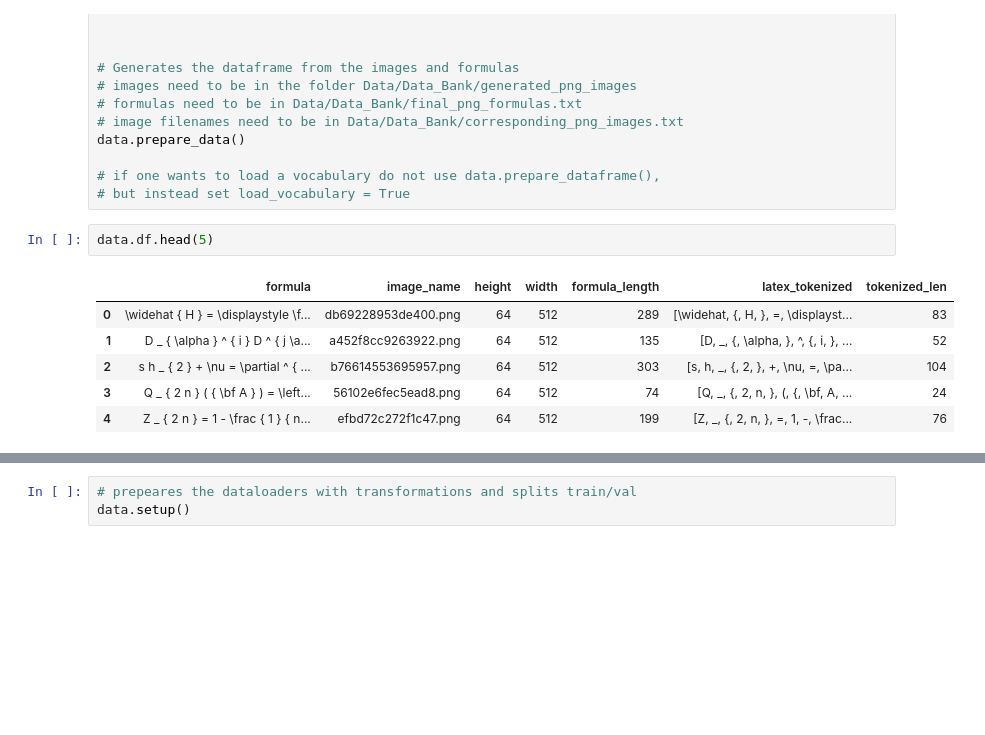
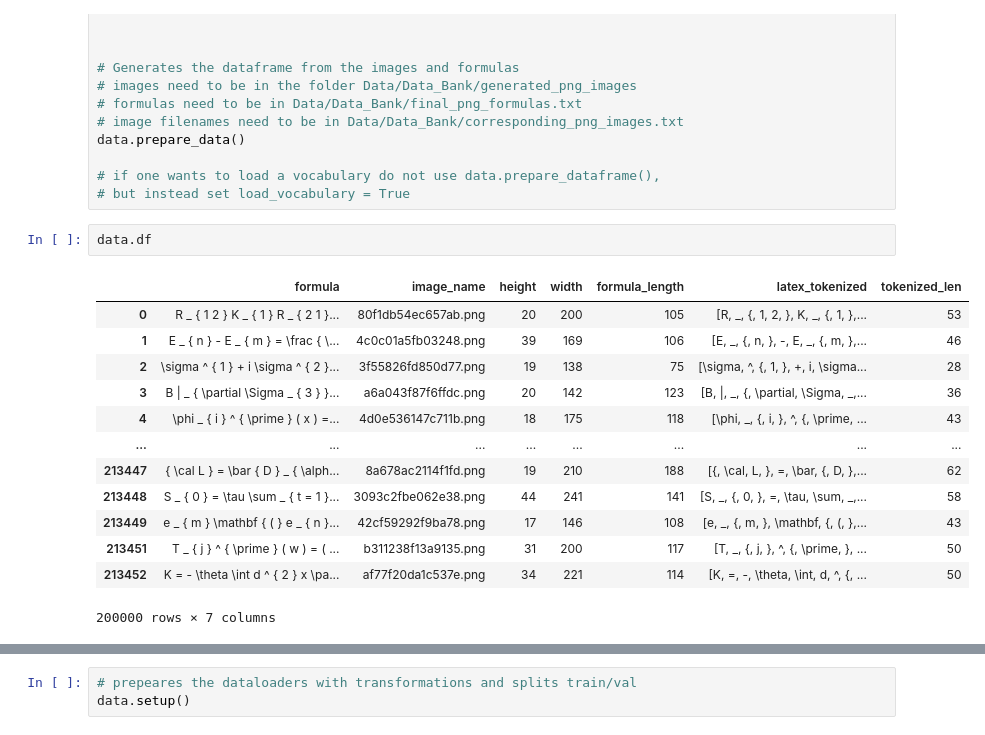
Before and after one commit to gmarus777/image-to-tex-OCR, a Jupyter notebook: Jupyter_Notebooks/Printed_Tex_Character_tokenizer_Documentation.ipynb, the cells around one changed output, grey strips where cells are left out. Drawn from its saved outputs; the diff is of its cells as text; blank space fills up the shorter version.

```diff
--- a/Jupyter_Notebooks/Printed_Tex_Character_tokenizer_Documentation.ipynb
+++ b/Jupyter_Notebooks/Printed_Tex_Character_tokenizer_Documentation.ipynb
@@ -61,14 +61,21 @@ data.prepare_data()
 # if one wants to load a vocabulary do not use data.prepare_dataframe(),
 # but instead set load_vocabulary = True
 # %%
-data.df.head(5)
+data.df
 # %% [output]
 |  | formula | image_name | height | width | formula_length | latex_tokenized | tokenized_len |
-| 0 | \widehat { H } = \displaystyle \f... | db69228953de400.png | 64 | 512 | 289 | [\widehat, {, H, }, =, \displayst... | 83 |
-| 1 | D _ { \alpha } ^ { i } D ^ { j \a... | a452f8cc9263922.png | 64 | 512 | 135 | [D, _, {, \alpha, }, ^, {, i, }, ... | 52 |
-| 2 | s h _ { 2 } + \nu = \partial ^ { ... | b76614553695957.png | 64 | 512 | 303 | [s, h, _, {, 2, }, +, \nu, =, \pa... | 104 |
-| 3 | Q _ { 2 n } ( { \bf A } ) = \left... | 56102e6fec5ead8.png | 64 | 512 | 74 | [Q, _, {, 2, n, }, (, {, \bf, A, ... | 24 |
-| 4 | Z _ { 2 n } = 1 - \frac { 1 } { n... | efbd72c272f1c47.png | 64 | 512 | 199 | [Z, _, {, 2, n, }, =, 1, -, \frac... | 76 |
+| 0 | R _ { 1 2 } K _ { 1 } R _ { 2 1 }... | 80f1db54ec657ab.png | 20 | 200 | 105 | [R, _, {, 1, 2, }, K, _, {, 1, },... | 53 |
+| 1 | E _ { n } - E _ { m } = \frac { \... | 4c0c01a5fb03248.png | 39 | 169 | 106 | [E, _, {, n, }, -, E, _, {, m, },... | 46 |
+| 2 | \sigma ^ { 1 } + i \sigma ^ { 2 }... | 3f55826fd850d77.png | 19 | 138 | 75 | [\sigma, ^, {, 1, }, +, i, \sigma... | 28 |
+| 3 | B | _ { \partial \Sigma _ { 3 } }... | a6a043f87f6ffdc.png | 20 | 142 | 123 | [B, |, _, {, \partial, \Sigma, _,... | 36 |
+| 4 | \phi _ { i } ^ { \prime } ( x ) =... | 4d0e536147c711b.png | 18 | 175 | 118 | [\phi, _, {, i, }, ^, {, \prime, ... | 43 |
+| ... | ... | ... | ... | ... | ... | ... | ... |
+| 213447 | { \cal L } = \bar { D } _ { \alph... | 8a678ac2114f1fd.png | 19 | 210 | 188 | [{, \cal, L, }, =, \bar, {, D, },... | 62 |
+| 213448 | S _ { 0 } = \tau \sum _ { t = 1 }... | 3093c2fbe062e38.png | 44 | 241 | 141 | [S, _, {, 0, }, =, \tau, \sum, _,... | 58 |
+| 213449 | e _ { m } \mathbf { ( } e _ { n }... | 42cf59292f9ba78.png | 17 | 146 | 108 | [e, _, {, m, }, \mathbf, {, (, },... | 43 |
+| 213451 | T _ { j } ^ { \prime } ( w ) = ( ... | b311238f13a9135.png | 31 | 200 | 117 | [T, _, {, j, }, ^, {, \prime, }, ... | 50 |
+| 213452 | K = - \theta \int d ^ { 2 } x \pa... | af77f20da1c537e.png | 34 | 221 | 114 | [K, =, -, \theta, \int, d, ^, {, ... | 50 |
+200000 rows × 7 columns
 # %%
 print(
     'Vocabulary size:',len(data.vocabulary),
```
Also changed, not shown: parts of 10 cells of this notebook.
